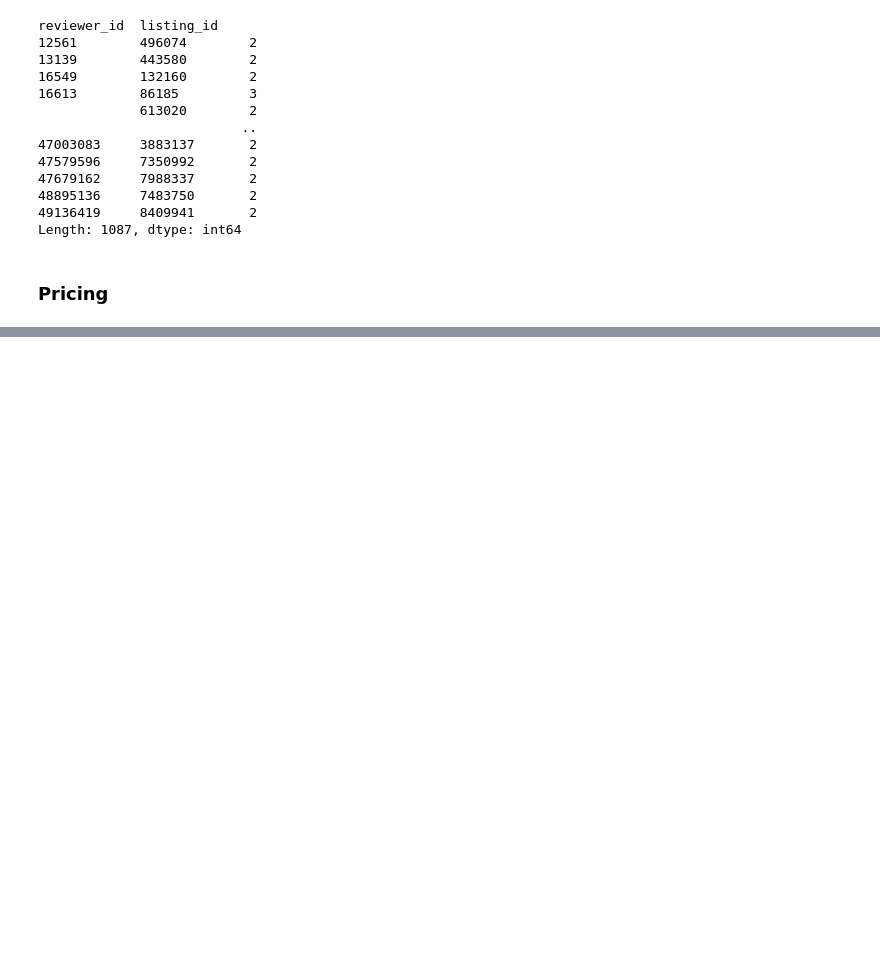
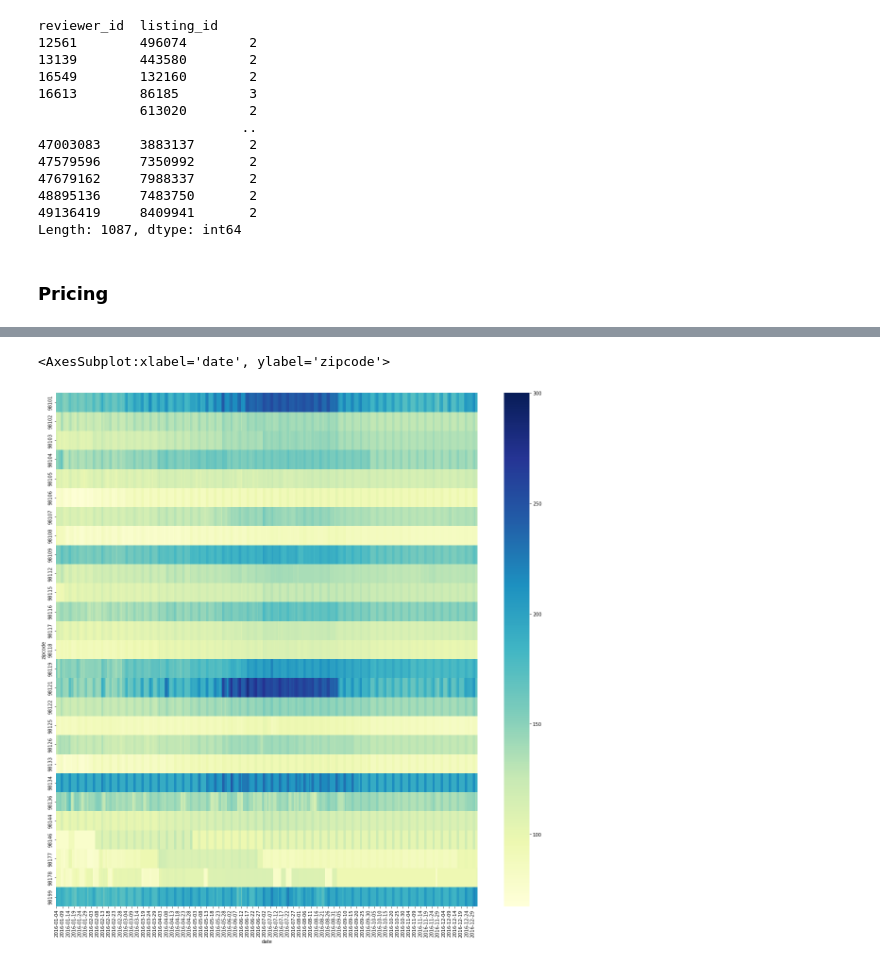
Before and after one commit to boldchan/first_blog, a Jupyter notebook: discover.ipynb, the cells around one changed output, grey strips where cells are left out. Drawn from its saved outputs; the diff is of its cells as text; code cells hidden in the pictures; blank space fills up the shorter version.

```diff
--- a/discover.ipynb
+++ b/discover.ipynb
@@ -183,0 +487,6 @@ Length: 1087, dtype: int64
+# %%
+_, ax = plt.subplots(figsize=(20,20))
+sns.heatmap(df_price[['date', 'zipcode', 'price_x']].groupby(['date', 'zipcode']).mean().reset_index().pivot('zipcode', 'date', 'price_x'), vmax=300, cmap="YlGnBu", ax=ax)
+# %% [output]
+<AxesSubplot:xlabel='date', ylabel='zipcode'>
+[figure, added]
```
Also changed, not shown: parts of 75 cells of this notebook.
